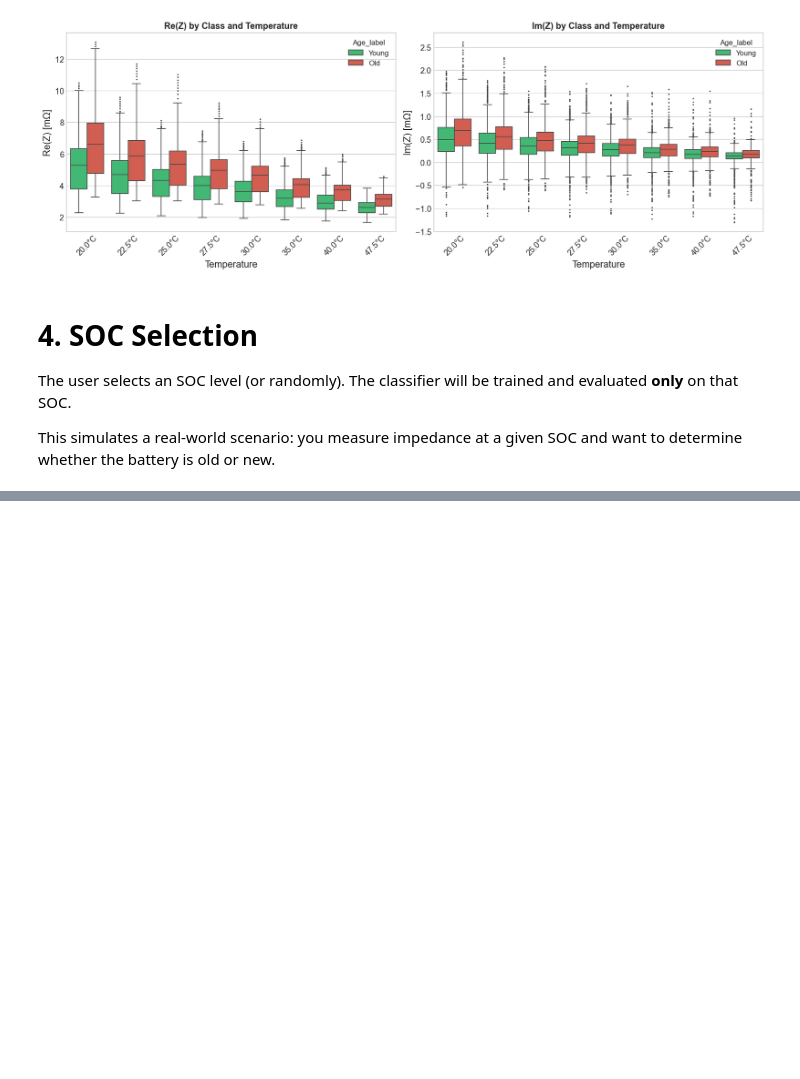
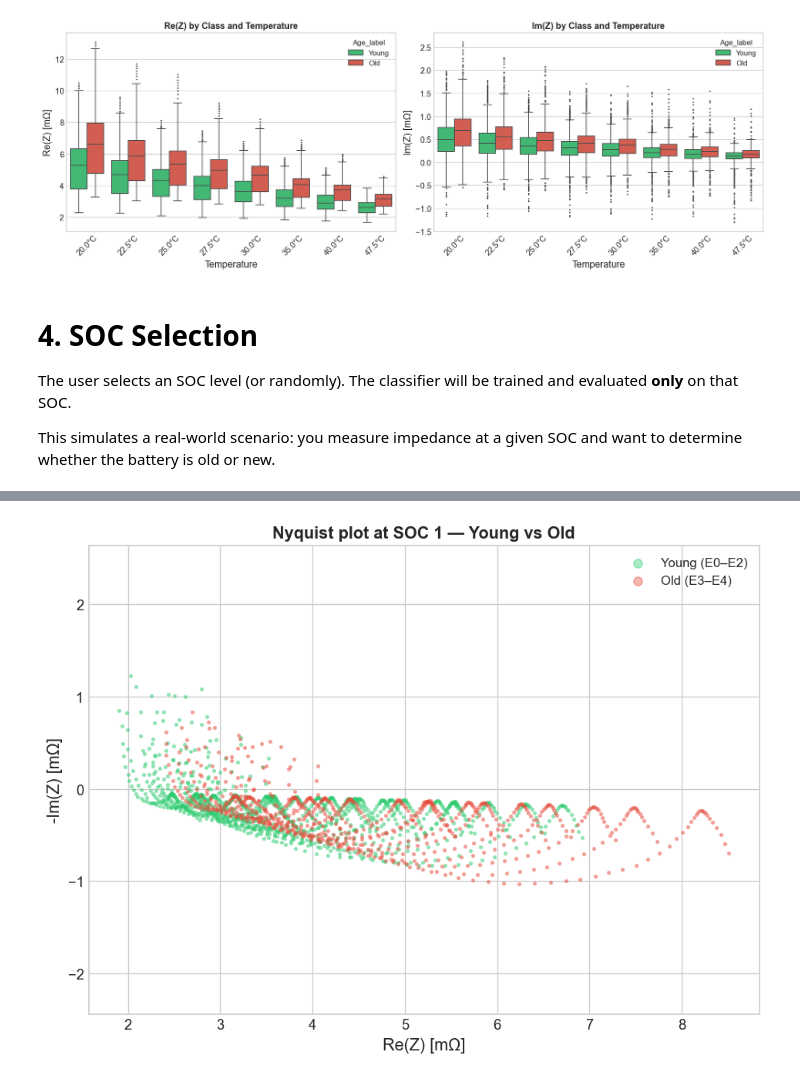
Before and after one commit to marcosoldani/ml_LiBs_project, a Jupyter notebook: notebooks/2_ClassificationAges.ipynb, the cells around one changed output, grey strips where cells are left out. Cells and saved outputs as stored; diff of their text form; code cells hidden in the pictures; blank space fills up the shorter version.

Commit message:
FIXED: Nyquist visualization for the select SOC inserted

```diff
--- a/notebooks/2_ClassificationAges.ipynb
+++ b/notebooks/2_ClassificationAges.ipynb
@@ -374,2 +374,37 @@ Total samples for SOC 2: 1,961
 Young: 1176 (60.0%)
 Old:   785 (40.0%)
+# %%
+# --- NYQUIST PLOT FOR SELECTED SOC (COLORED BY CLASS) ---
+
+fig, ax = plt.subplots(figsize=(8, 6))
+
+for cls, color, label in [
+    (0, CLASS_COLORS[0], "Young (E0–E2)"),
+    (1, CLASS_COLORS[1], "Old (E3–E4)"),
+]:
+    mask = df_soc["Age_class"] == cls
+
+    ax.scatter(
+        df_soc.loc[mask, "Z_real"],
+        -df_soc.loc[mask, "Z_imag"],
+        s=5,
+        alpha=0.4,
+        color=color,
+        label=label,
+    )
+
+ax.set_xlabel("Re(Z) [mΩ]")
+ax.set_ylabel("-Im(Z) [mΩ]")
+ax.set_title(
+    f"Nyquist plot at SOC {SELECTED_SOC} — Young vs Old",
+    fontsize=13,
+    fontweight="bold",
+)
+
+ax.legend(markerscale=3)
+ax.set_aspect("equal", adjustable="datalim")
+
+plt.tight_layout()
+plt.show()
+# %% [output]
+[figure, added]
```
Also changed, not shown: parts of 1 cell of this notebook.
